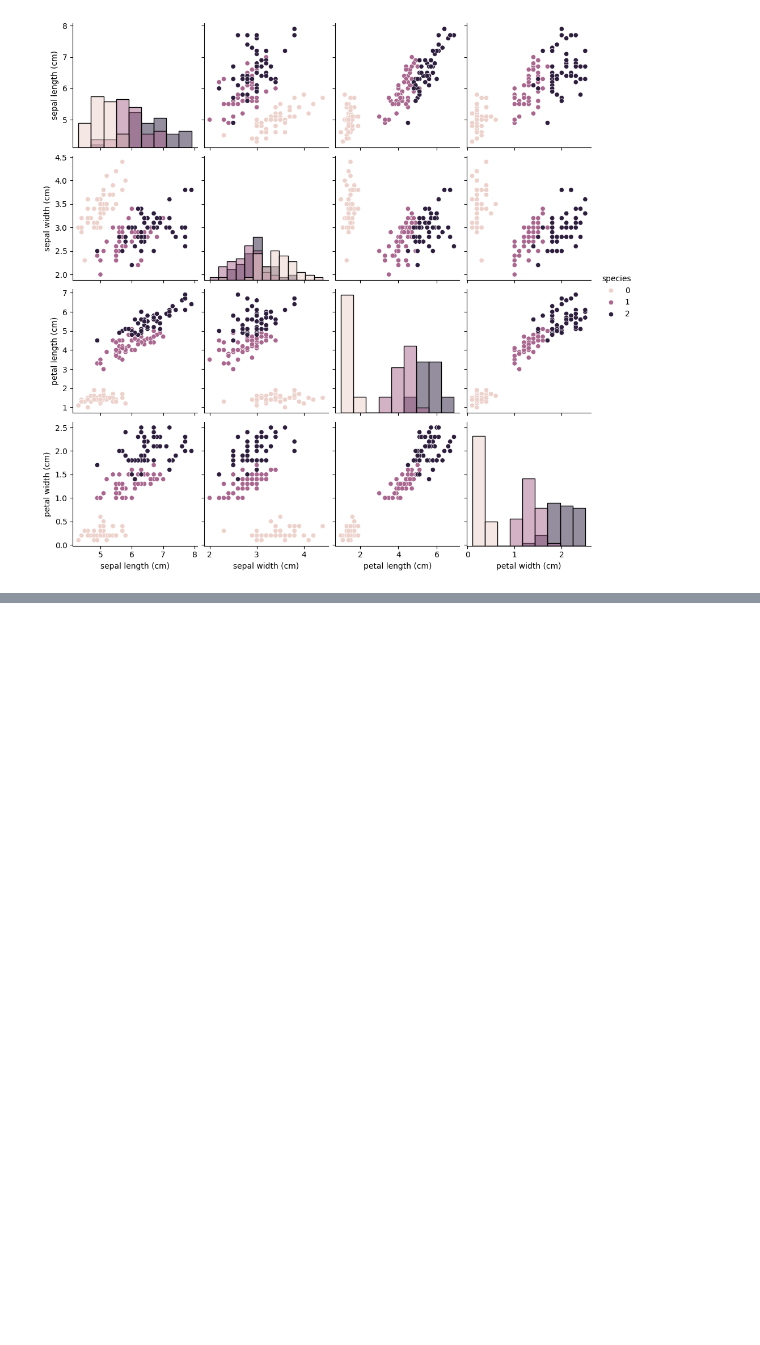
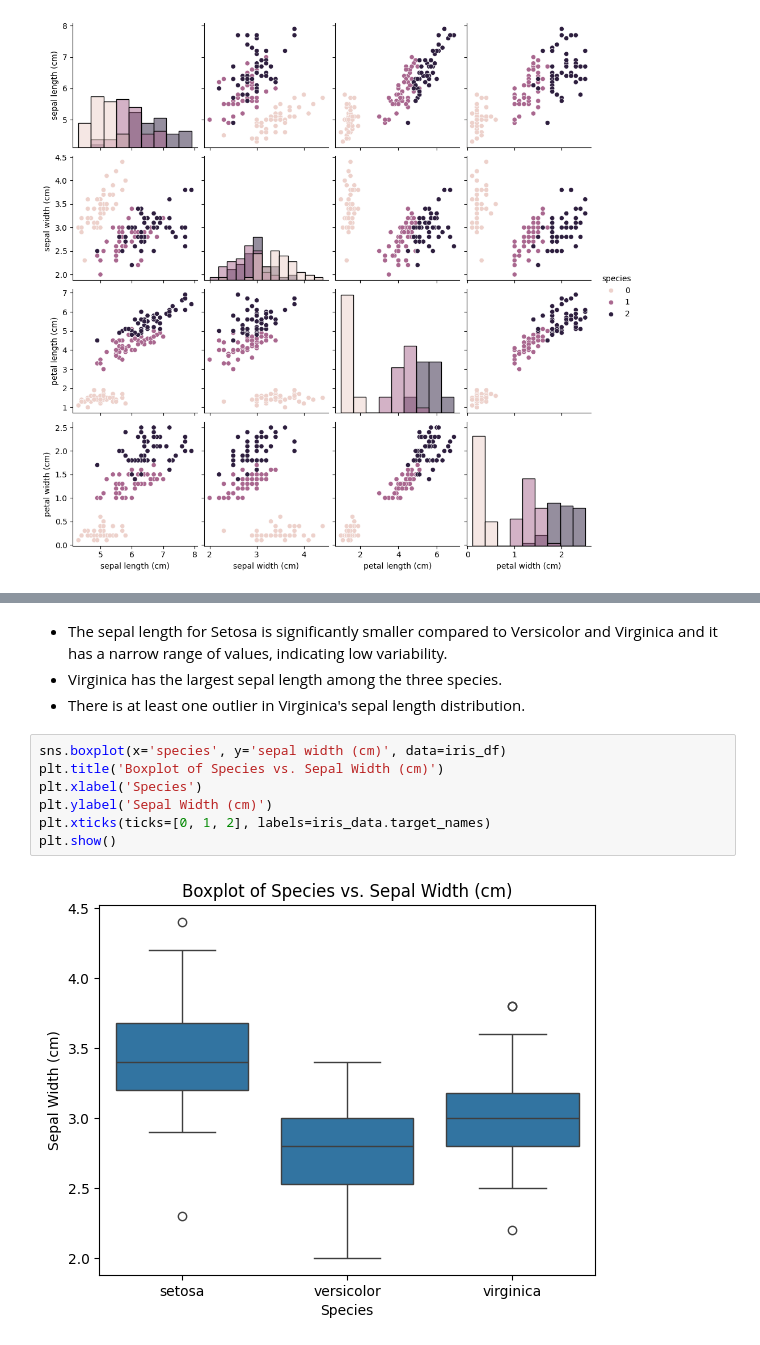
Before and after one commit to gordonnguyen/data-science-1, a Jupyter notebook: hw3/hw3.ipynb, the cells around one changed output, grey strips where cells are left out. Drawn from its saved outputs; the diff is of its cells as text; blank space fills up the shorter version.

```diff
--- a/hw3/hw3.ipynb
+++ b/hw3/hw3.ipynb
@@ -202,0 +264,13 @@ for feature in features:
+# %% [markdown]
+- The sepal length for Setosa is significantly smaller compared to Versicolor and Virginica and it has a narrow range of values, indicating low variability.
+- Virginica has the largest sepal length among the three species.
+- There is at least one outlier in Virginica's sepal length distribution.
+# %%
+sns.boxplot(x='species', y='sepal width (cm)', data=iris_df)
+plt.title('Boxplot of Species vs. Sepal Width (cm)')
+plt.xlabel('Species')
+plt.ylabel('Sepal Width (cm)')
+plt.xticks(ticks=[0, 1, 2], labels=iris_data.target_names)
+plt.show()
+# %% [output]
+[figure, added]
```
Also changed, not shown: parts of 45 cells of this notebook, 1 other file.
